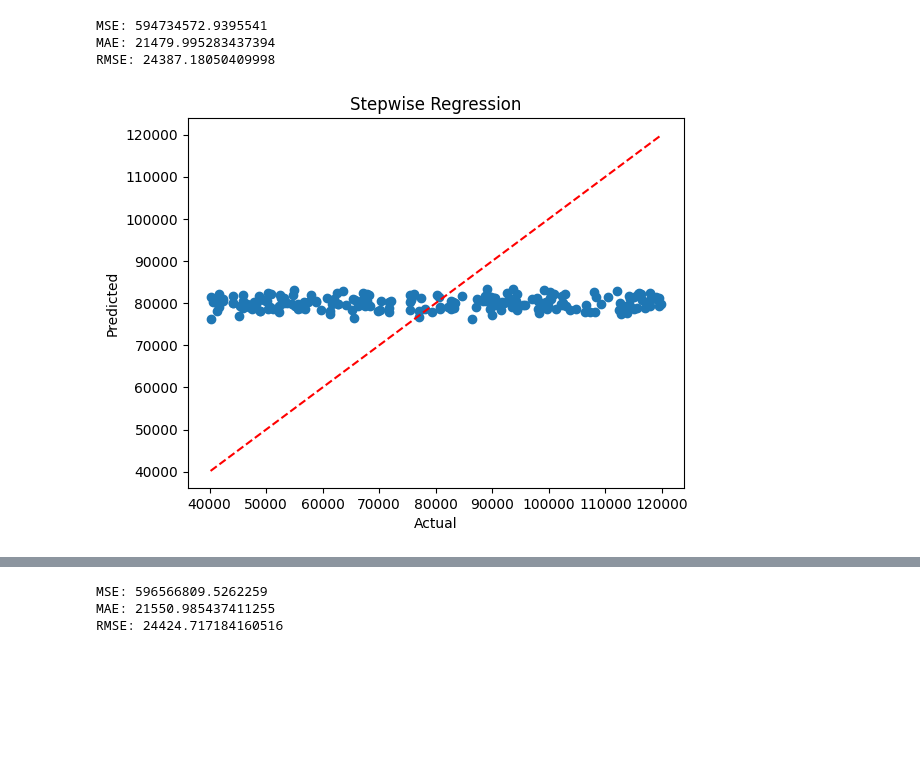
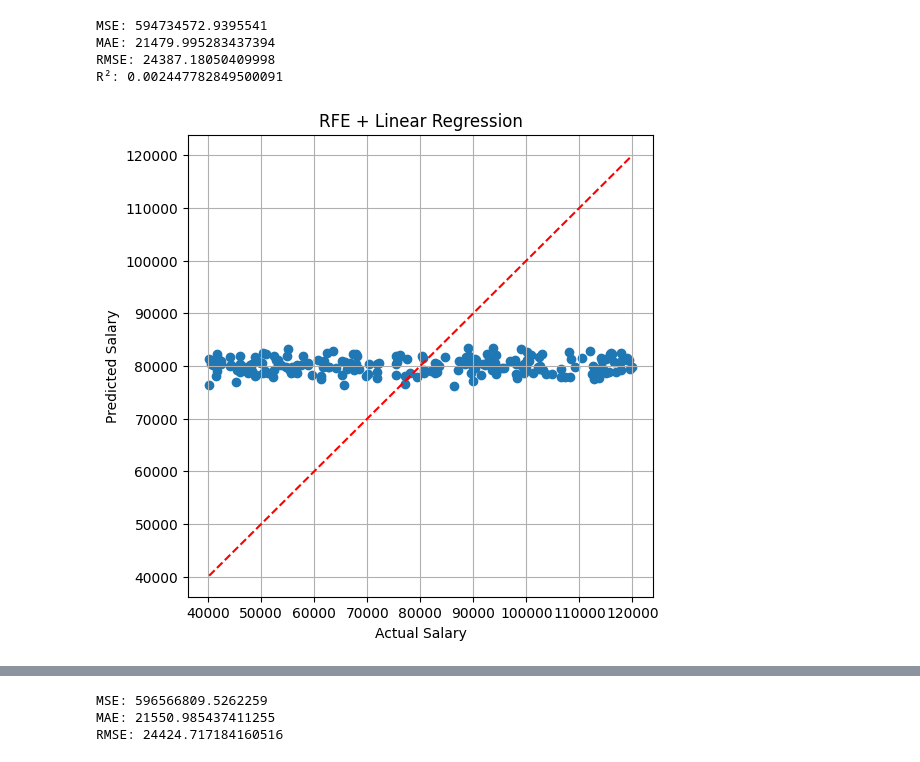
Before and after one commit to satyam06050/Advance-Programming-lab, a Jupyter notebook: LAB 10/solution.ipynb, the cells around one changed output, grey strips where cells are left out. Drawn from its saved outputs; the diff is of its cells as text; code cells hidden in the pictures; blank space fills up the shorter version.

```diff
--- a/LAB 10/solution.ipynb
+++ b/LAB 10/solution.ipynb
@@ -64,23 +140,29 @@ RMSE: 25375.921069063177
 # %%
-# Stepwise Regression
-from sklearn.linear_model import LinearRegression
-from sklearn.feature_selection import RFE
+from sklearn.metrics import mean_squared_error, mean_absolute_error, r2_score
 
-model = LinearRegression()
-rfe = RFE(model, n_features_to_select=5)
-rfe.fit(X_train, y_train)
-y_pred = rfe.predict(X_test)
-print("MSE:", mean_squared_error(y_test, y_pred))
-print("MAE:", mean_absolute_error(y_test, y_pred))
-print("RMSE:", np.sqrt(mean_squared_error(y_test, y_pred)))
-plt.scatter(y_test, y_pred)
-plt.plot([y_test.min(), y_test.max()], [y_test.min(), y_test.max()], 'r--')
-plt.xlabel('Actual')
-plt.ylabel('Predicted')
-plt.title('Stepwise Regression')
+mse = mean_squared_error(y_test, y_pred_rfe)
+mae = mean_absolute_error(y_test, y_pred_rfe)
+rmse = np.sqrt(mse)
+r2 = r2_score(y_test, y_pred_rfe)
+
+print("MSE:", mse)
+print("MAE:", mae)
+print("RMSE:", rmse)
+print("R²:", r2)
+
+plt.figure(figsize=(6,6))
+plt.scatter(y_test, y_pred_rfe)
+plt.plot([y_test.min(), y_test.max()],
+         [y_test.min(), y_test.max()],
+         'r--')
+plt.xlabel("Actual Salary")
+plt.ylabel("Predicted Salary")
+plt.title("RFE + Linear Regression")
+plt.grid(True)
 plt.show()
 # %% [output]
 MSE: 594734572.9395541
 MAE: 21479.995283437394
 RMSE: 24387.18050409998
+R²: 0.002447782849500091
-[figure, old version]
+[figure, new version]
```
Also changed, not shown: parts of 6 cells of this notebook, 11 other files.
